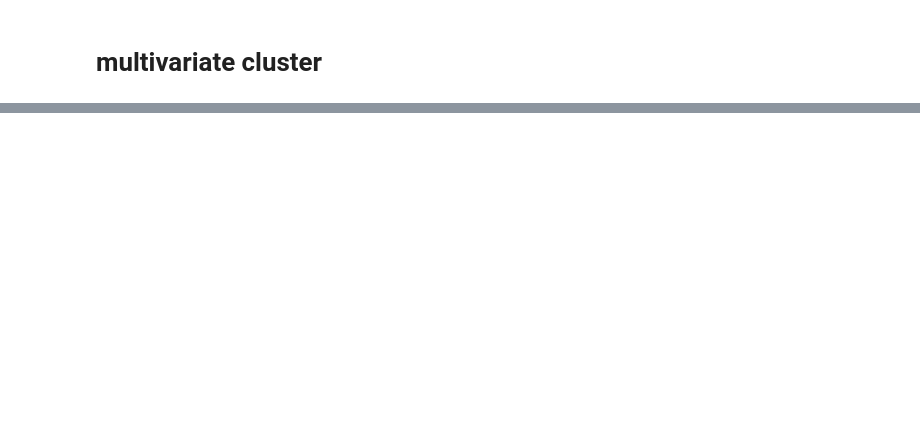
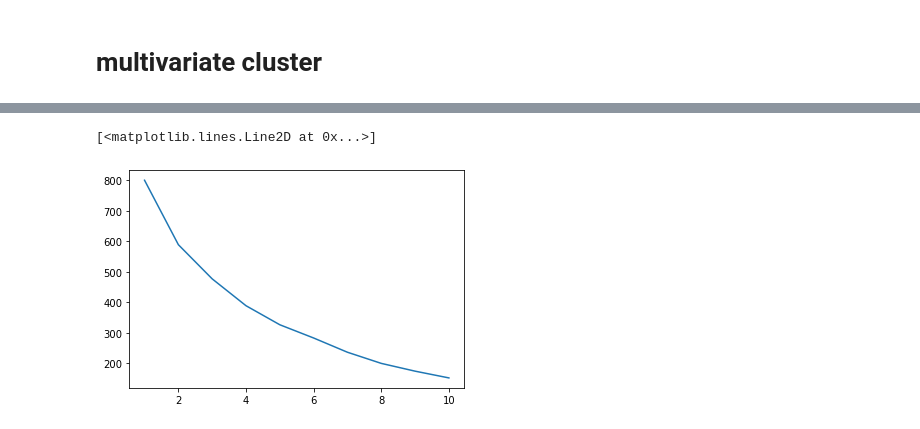
Before and after one commit to drigger091/Customer_segmentation-with-python, a Jupyter notebook: main.ipynb, the cells around one changed output, grey strips where cells are left out. Saved outputs shown, nothing was run; the diff lists cells and outputs as text; code cells hidden in the pictures; blank space fills up the shorter version.

```diff
--- a/main.ipynb
+++ b/main.ipynb
@@ -361,0 +373,6 @@ from sklearn.preprocessing import StandardScaler
+# %%
+# implementing labelencoder on the gender column
+from sklearn.preprocessing import LabelEncoder
+le = LabelEncoder()
+le.fit(df["Gender"])
+df['Gender'] = le.transform(df["Gender"])
@@ -361,0 +394,5 @@ from sklearn.preprocessing import StandardScaler
+# %%
+# dropping the unncessary columns
+
+df1 = df[['Gender', 'Age', 'Annual Income (k$)', 'Spending Score (1-100)']]
+df1.head()
@@ -361,0 +406,4 @@ from sklearn.preprocessing import StandardScaler
+# %%
+df1 = scale.fit_transform(df1)
+# %%
+df1 = pd.DataFrame(scale.fit_transform(df1))
@@ -361,0 +419,13 @@ from sklearn.preprocessing import StandardScaler
+# %%
+inertia_Scores3 = []
+
+
+for i in range(1,11):
+    kmeans3 = KMeans(n_clusters=i)
+    kmeans3.fit(df1)
+    inertia_Scores3.append( kmeans3.inertia_)
+
+plt.plot(range(1,11),inertia_Scores3)
+# %% [output]
+[<matplotlib.lines.Line2D at 0x...>]
+[figure, added]
```
Also changed, not shown: parts of 13 cells of this notebook.
